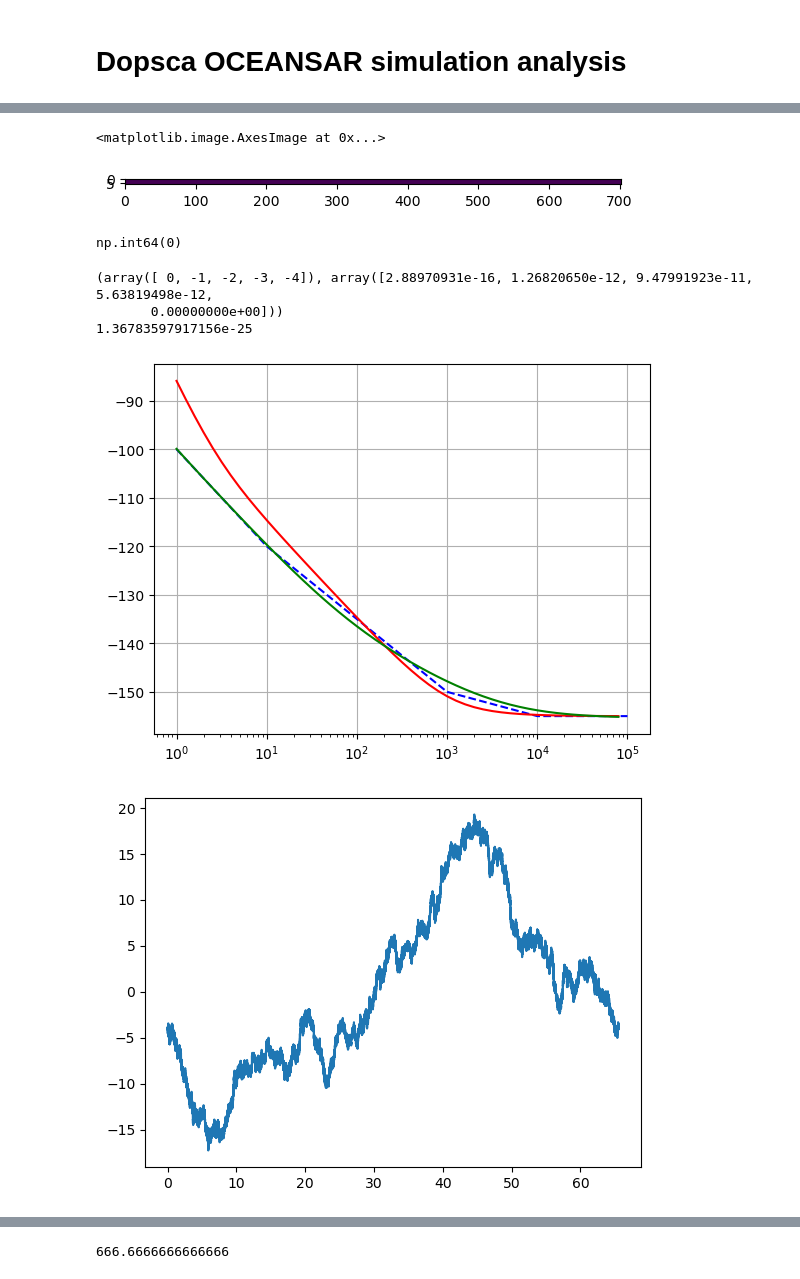
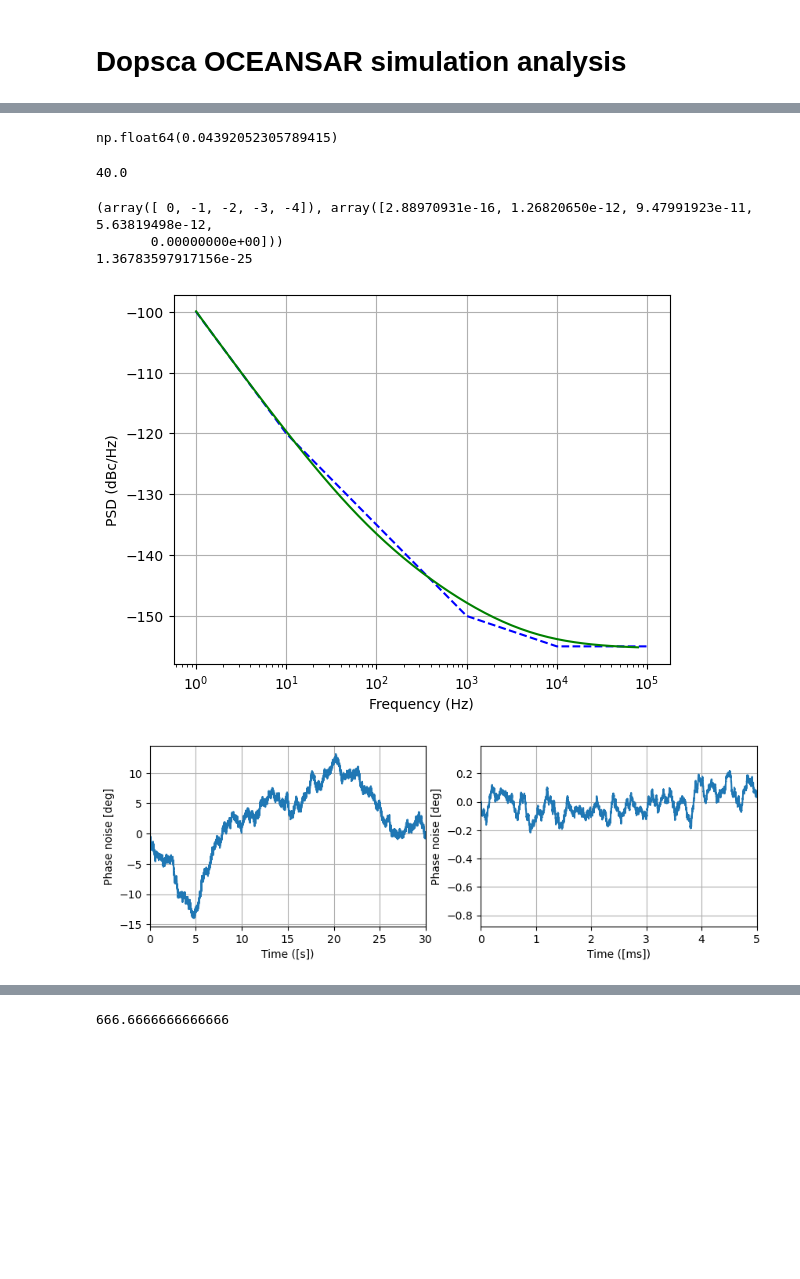
Before and after one commit to pakodekker/oceansar, a Jupyter notebook: Notebooks/dopsca_view.ipynb, the cells around one changed output, grey strips where cells are left out. Saved outputs shown, nothing was run; the diff lists cells and outputs as text; code cells hidden in the pictures; blank space fills up the shorter version.

```diff
--- a/Notebooks/dopsca_view.ipynb
+++ b/Notebooks/dopsca_view.ipynb
@@ -98,34 +155,48 @@ Sampling frequency: %f 2000000.0
 # %%
-plt.imshow(np.isnan(np.abs(prof[1])))
+200/2e6*3e8/2/np.sin(np.radians(40))
+0.4/1e-4/360/np.sqrt(40)*0.05/2
 # %% [output]
-<matplotlib.image.AxesImage at 0x...>
+np.float64(0.04392052305789415)
-[figure, removed]
 # %%
-np.sum(np.isnan(np.abs(prof)))
+2/0.05
 # %% [output]
-np.int64(0)
+40.0
 # %%
 scaraw.close()
 # %%
 from drama.performance.oscillators.phasenoisesim import plot_freq
 osc_coef = drosc.measured2coef(type="SAOCOM")
 print(osc_coef)
 pnoise, S,f = drosc.phasenoise(20, 1/2e3, osc_coef[0], osc_coef[1])
 pnoise.shape
-plt.figure()
-plt.plot(np.arange(pnoise.size)/2e3, np.degrees(pnoise.flatten())*5.4e9/10e6)
-plot_freq(pnoise*5.4e9/10e6, 1/2e3, 0.1, toff=0,xlim=(0, 10))
+pnoise2, S2,f2 = drosc.phasenoise(20e-3, 1/2e6, osc_coef[0], osc_coef[1])
+fix, axs = plt.subplots(1,2, figsize=(10,3))
+axs[0].plot(np.arange(pnoise.size)/2e3, np.degrees(pnoise.flatten()-pnoise[0])*5.4e9/10e6)
+axs[0].set_xlabel('Time ([s])')
+axs[0].set_ylabel('Phase noise [deg]')
+axs[0].set_xlim(0, 30)
+axs[0].grid()
+fpnoise = np.roll(drtls.smooth(pnoise2.flatten()-pnoise2.flatten()[0],int(2e6*0.1e-3)),-400)
+axs[1].plot(np.arange(pnoise2.size)/2e3, np.degrees(fpnoise - fpnoise[0])*5.4e9/10e6)
+axs[1].set_xlabel('Time ([ms])')
+axs[1].set_ylabel('Phase noise [deg]')
+axs[1].set_xlim(0, 5)
+axs[1].grid()
+
+#plot_freq(pnoise*5.4e9/10e6, 1/2e3, 0.1, toff=0,xlim=(0, 10))
+plot_freq(pnoise*5.4e9/10e6, 1/2e6, 1e-4, toff=0,xlim=(0, 10e-3))
+#plot_freq(pnoise*5.4e9/10e6, 1/2e6, 1e-3, toff=0,xlim=(0, 10e-3), overplot=True)
 
 h_2 = (3e-11) ** 2 * 3 / (2 * np.pi ** 2 * 1e3)
 print(h_2)
 p, S2,f2 = drosc.phasenoise(10000, 1, -4, h_2)
 pCband = p * 5.4e9
 plot_freq(pCband, 1, 1, xlim=(0, 1200))
 plot_freq(pCband, 1, 100, overplot=True, xlim=(0, 1200))
 plot_freq(pCband, 1, 500, overplot=True, xlim=(0, 1200))
 # %% [output]
 (array([ 0, -1, -2, -3, -4]), array([2.88970931e-16, 1.26820650e-12, 9.47991923e-11, 5.63819498e-12,
        0.00000000e+00]))
 1.36783597917156e-25
-[figure, old version]
+[figure, new version]
-[figure, old version]
+[figure, new version]
```
Also changed, not shown: parts of 10 cells of this notebook, 1 other file.
